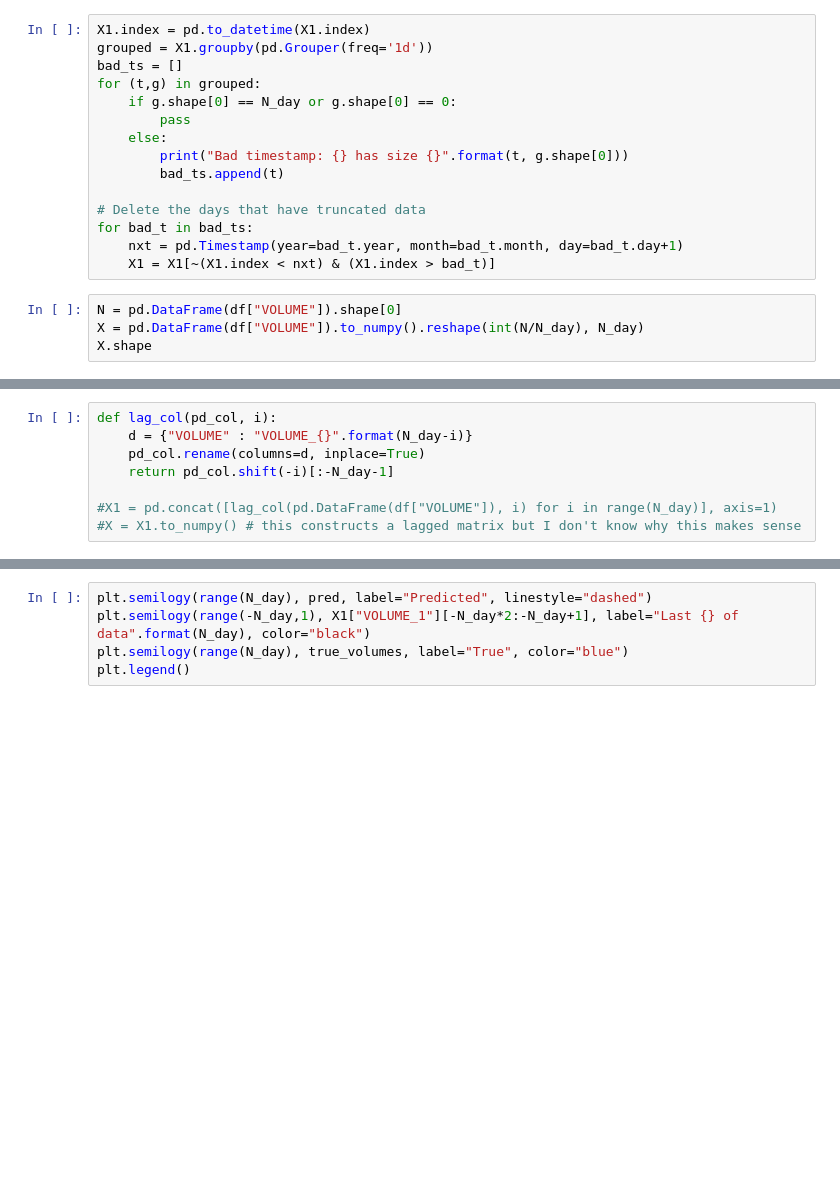
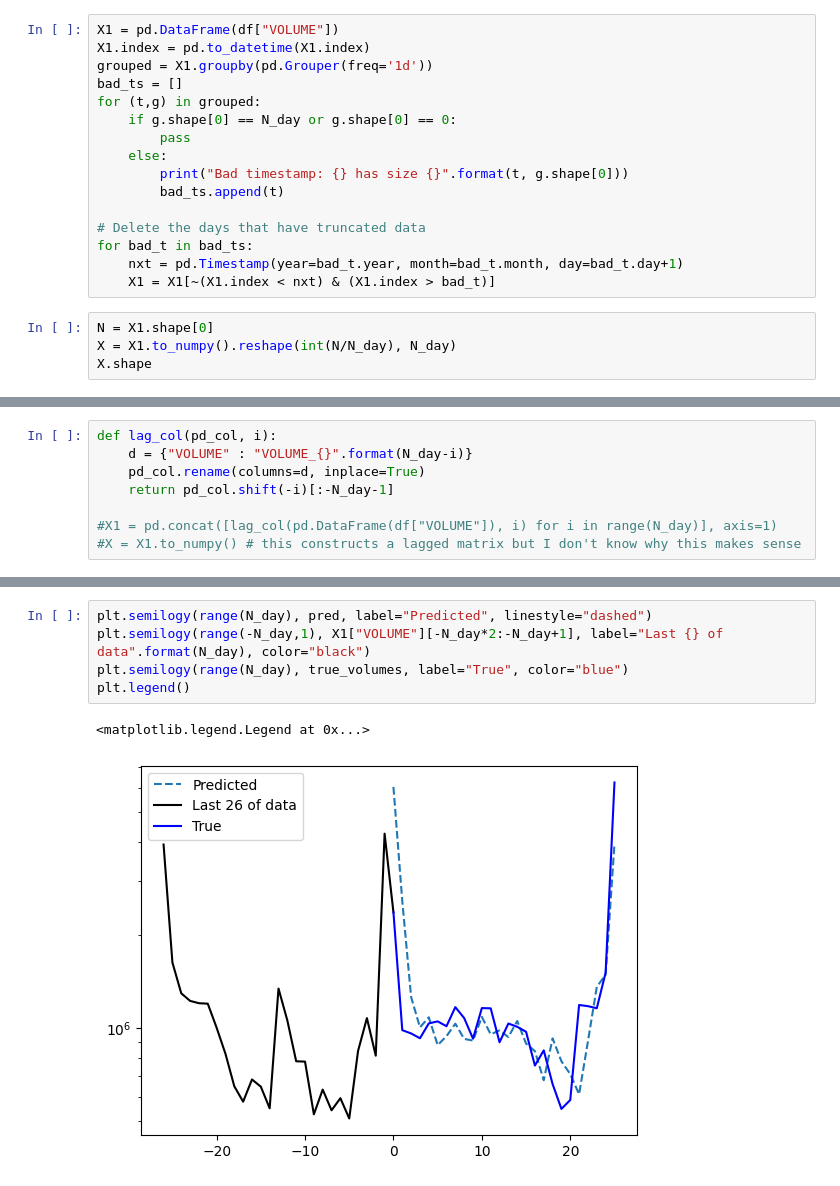
Before and after one commit to aasyed36/Volume-Prediction-Project, a Jupyter notebook: Gaussian_Update.ipynb, the cells around one changed output, grey strips where cells are left out. Cells and saved outputs as stored; diff of their text form; blank space fills up the shorter version.

```diff
--- a/Gaussian_Update.ipynb
+++ b/Gaussian_Update.ipynb
@@ -38,6 +53,7 @@ def predict_volumes(mu, Sigma, true_volumes):
 
     return predictions
 # %%
+X1 = pd.DataFrame(df["VOLUME"])
 X1.index = pd.to_datetime(X1.index)
 grouped = X1.groupby(pd.Grouper(freq='1d'))
 bad_ts = []
@@ -53,6 +69,6 @@ for bad_t in bad_ts:
     nxt = pd.Timestamp(year=bad_t.year, month=bad_t.month, day=bad_t.day+1)
     X1 = X1[~(X1.index < nxt) & (X1.index > bad_t)]
 # %%
-N = pd.DataFrame(df["VOLUME"]).shape[0]
-X = pd.DataFrame(df["VOLUME"]).to_numpy().reshape(int(N/N_day), N_day)
+N = X1.shape[0]
+X = X1.to_numpy().reshape(int(N/N_day), N_day)
 X.shape
@@ -90,5 +114,8 @@ plt.semilogy(mu)
 # %%
 plt.semilogy(range(N_day), pred, label="Predicted", linestyle="dashed")
-plt.semilogy(range(-N_day,1), X1["VOLUME_1"][-N_day*2:-N_day+1], label="Last {} of data".format(N_day), color="black")
+plt.semilogy(range(-N_day,1), X1["VOLUME"][-N_day*2:-N_day+1], label="Last {} of data".format(N_day), color="black")
 plt.semilogy(range(N_day), true_volumes, label="True", color="blue")
 plt.legend()
+# %% [output]
+<matplotlib.legend.Legend at 0x...>
+[figure, added]
```
Also changed, not shown: parts of 4 cells of this notebook.
